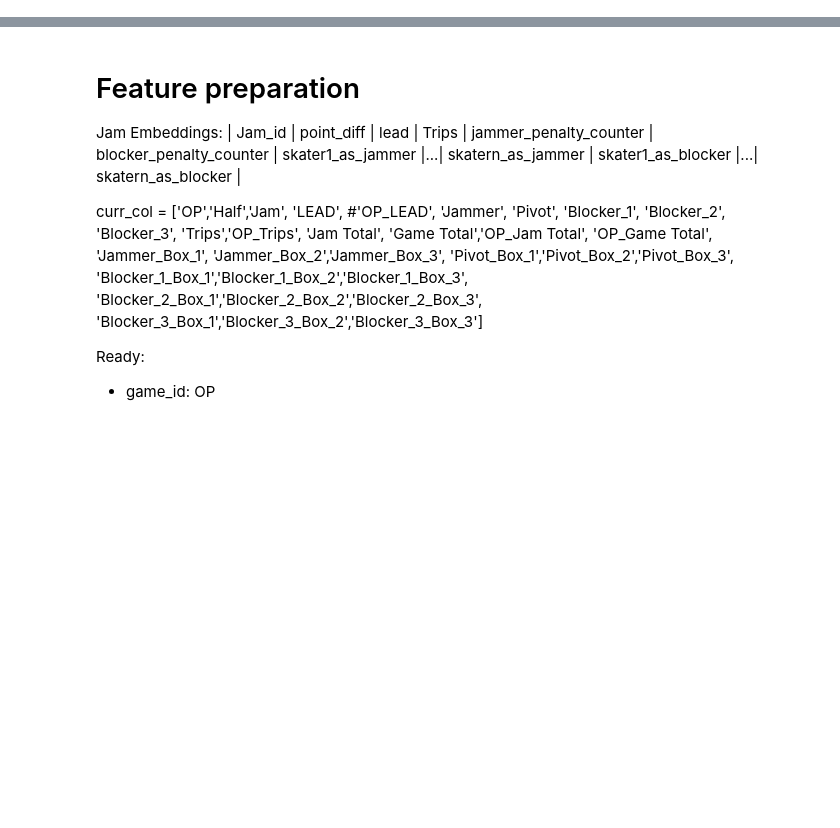
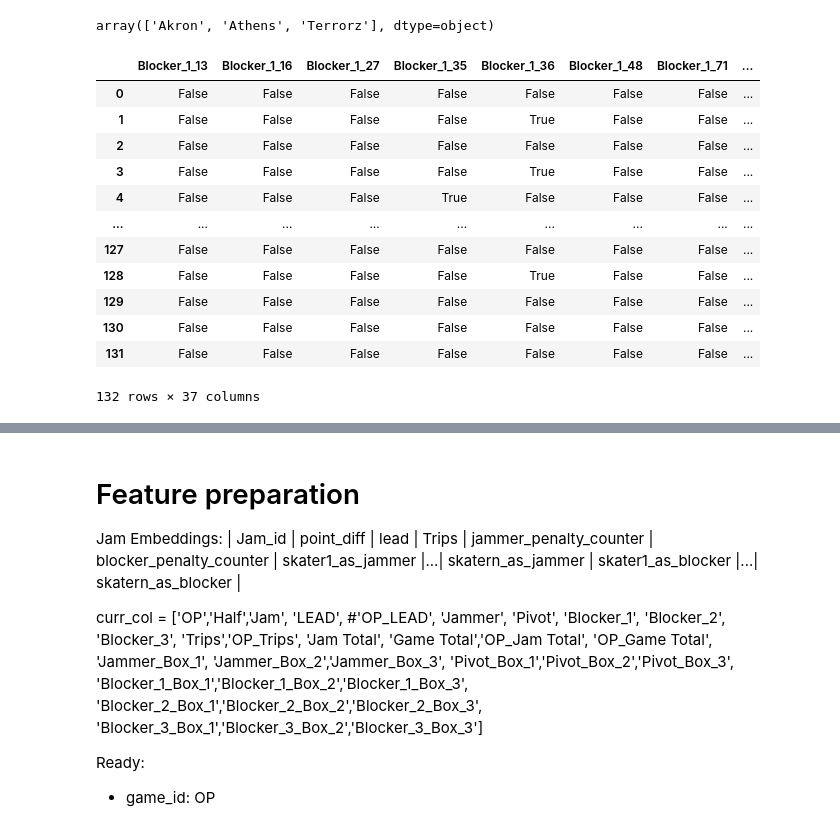
Before and after one commit to Trfitzy/roller_derby_stats, a Jupyter notebook: Regression_Model.ipynb, the cells around one changed output, grey strips where cells are left out. Saved outputs shown, nothing was run; the diff lists cells and outputs as text; code cells hidden in the pictures; blank space fills up the shorter version.

```diff
--- a/Regression_Model.ipynb
+++ b/Regression_Model.ipynb
@@ -36,0 +57,22 @@ df = pd.concat(df_lst, ignore_index=True)
+# %%
+df['OP'].unique()
+# %% [output]
+array(['Akron', 'Athens', 'Terrorz'], dtype=object)
+# %%
+df_encoded = pd.get_dummies(df[['Blocker_1','Blocker_2']], columns=['Blocker_1','Blocker_2'])
+# %%
+df_encoded
+# %% [output]
+|  | Blocker_1_13 | Blocker_1_16 | Blocker_1_27 | Blocker_1_35 | Blocker_1_36 | Blocker_1_48 | Blocker_1_71 | ... |
+| 0 | False | False | False | False | False | False | False | ... |
+| 1 | False | False | False | False | True | False | False | ... |
+| 2 | False | False | False | False | False | False | False | ... |
+| 3 | False | False | False | False | True | False | False | ... |
+| 4 | False | False | False | True | False | False | False | ... |
+| ... | ... | ... | ... | ... | ... | ... | ... | ... |
+| 127 | False | False | False | False | False | False | False | ... |
+| 128 | False | False | False | False | True | False | False | ... |
+| 129 | False | False | False | False | False | False | False | ... |
+| 130 | False | False | False | False | False | False | False | ... |
+| 131 | False | False | False | False | False | False | False | ... |
+132 rows × 37 columns
```
Also changed, not shown: parts of 3 cells of this notebook, 3 other files.
